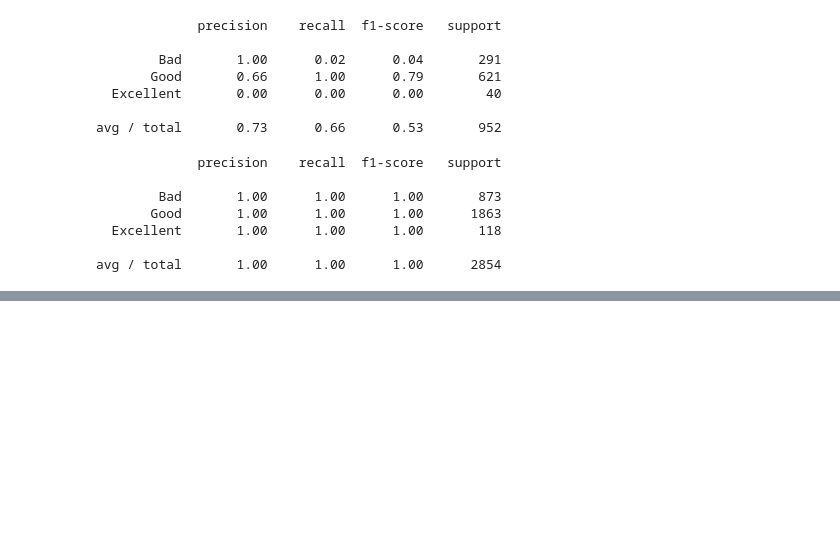
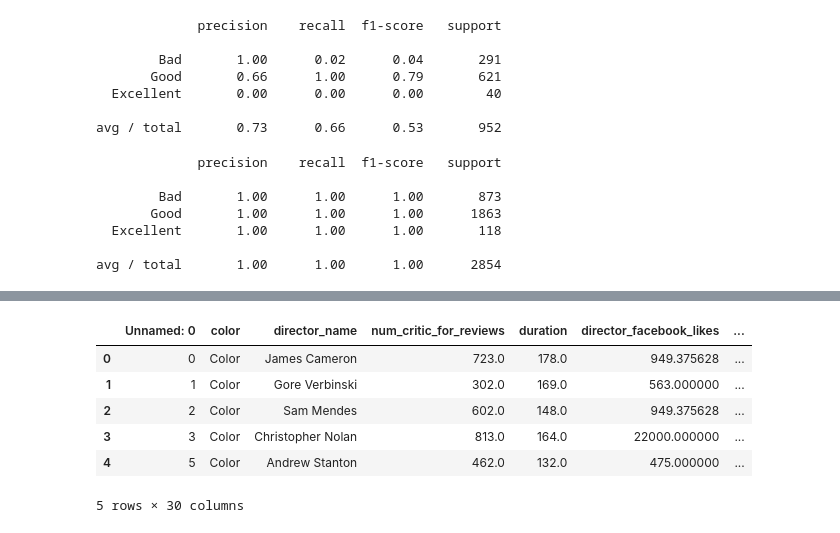
Before and after one commit to kuldeepemol/project-3, a Jupyter notebook: machine_learning.ipynb, the cells around one changed output, grey strips where cells are left out. Saved outputs shown, nothing was run; the diff lists cells and outputs as text; code cells hidden in the pictures; blank space fills up the shorter version.

```diff
--- a/machine_learning.ipynb
+++ b/machine_learning.ipynb
@@ -289,0 +512,13 @@ avg / total       1.00      1.00      1.00      2854
+# %%
+bins = [-float("inf"), 1000000, 10000000, 20000000, 40000000, 65000000, 100000000, 150000000, 200000000, float("inf")]
+labels = [1, 2, 3, 4, 5, 6, 7, 8, 9]
+mov_df['binned_gross'] = pd.cut(mov_df['gross'], bins=bins, labels=labels)
+mov_df.head()
+# %% [output]
+|  | Unnamed: 0 | color | director_name | num_critic_for_reviews | duration | director_facebook_likes | ... |
+| 0 | 0 | Color | James Cameron | 723.0 | 178.0 | 949.375628 | ... |
+| 1 | 1 | Color | Gore Verbinski | 302.0 | 169.0 | 563.000000 | ... |
+| 2 | 2 | Color | Sam Mendes | 602.0 | 148.0 | 949.375628 | ... |
+| 3 | 3 | Color | Christopher Nolan | 813.0 | 164.0 | 22000.000000 | ... |
+| 4 | 5 | Color | Andrew Stanton | 462.0 | 132.0 | 475.000000 | ... |
+5 rows × 30 columns
```
Also changed, not shown: parts of 58 cells of this notebook, 11 other files.
